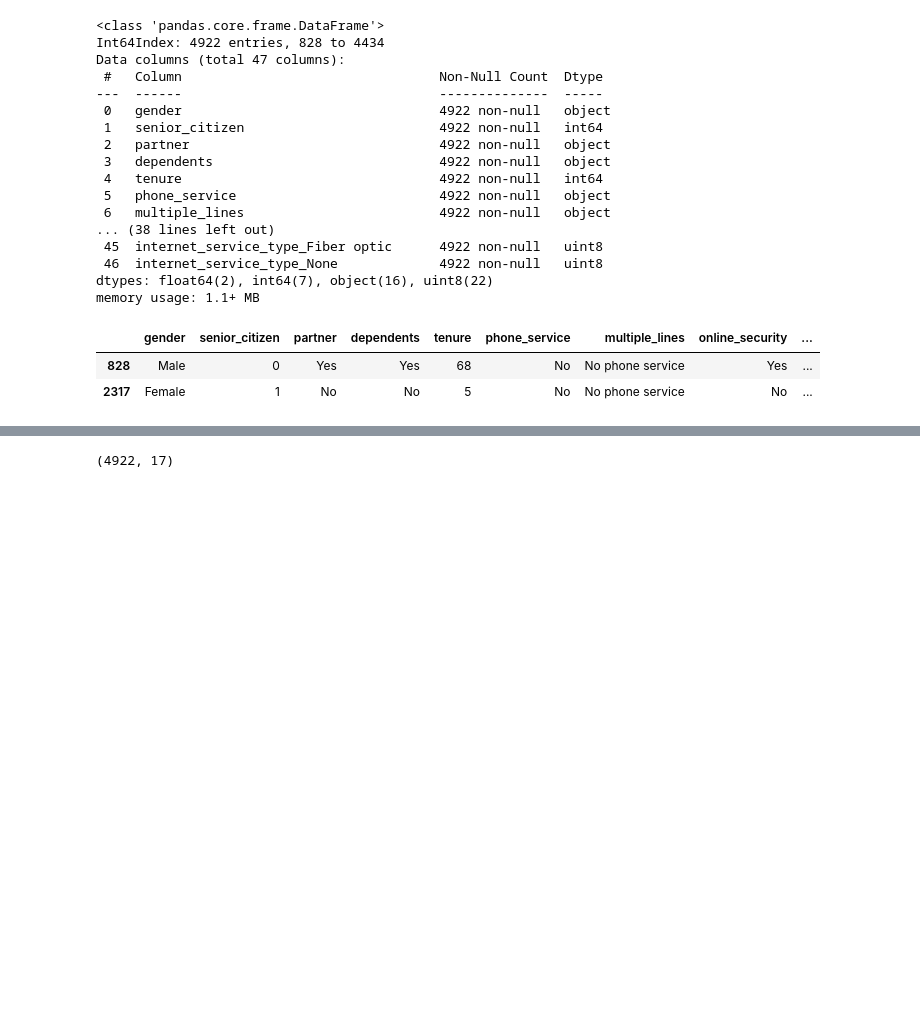
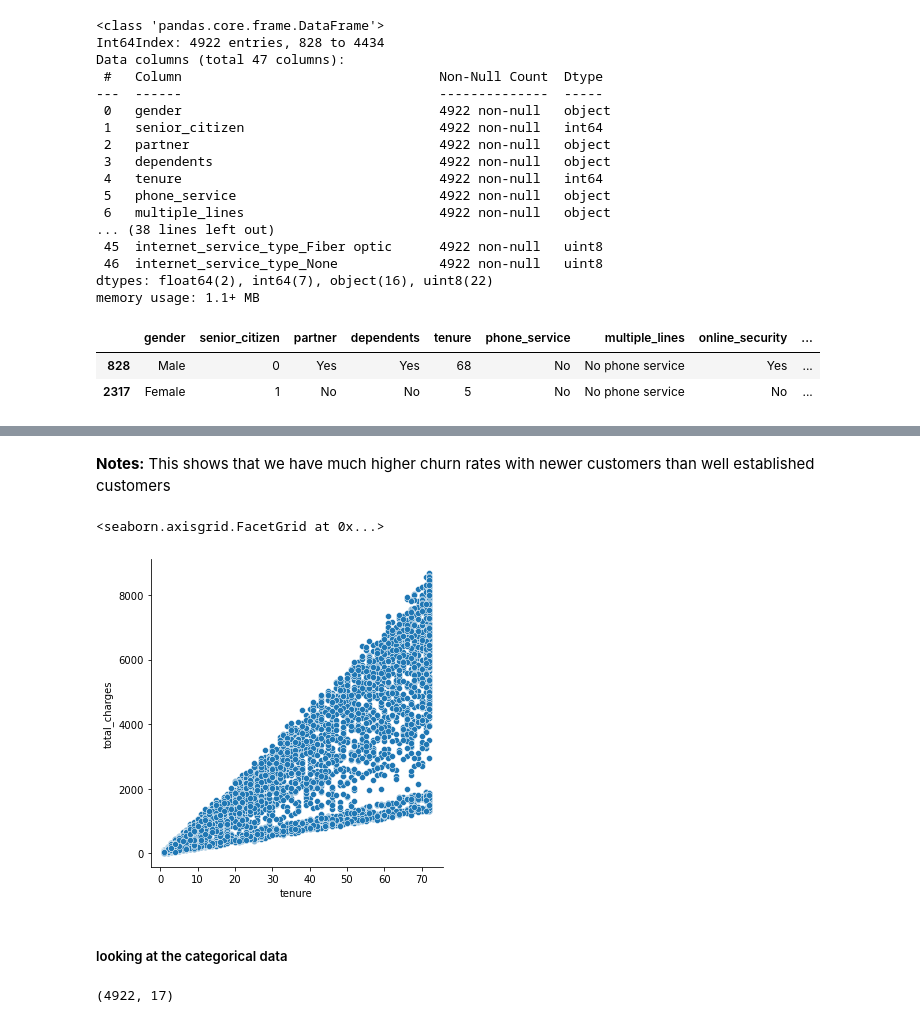
Before and after one commit to Cayt-Schlichting/example-classification-project, a Jupyter notebook: eda.ipynb, the cells around one changed output, grey strips where cells are left out. Drawn from its saved outputs; the diff is of its cells as text; code cells hidden in the pictures; blank space fills up the shorter version.

Commit message:
add multivariate charts

```diff
--- a/eda.ipynb
+++ b/eda.ipynb
@@ -140,3 +138,13 @@ sns.histplot(data=tr_eda,x='tenure',hue='churn',multiple='dodge')
+# %% [markdown]
+**Notes:** This shows that we have much higher churn rates with newer customers than well established customers
+# %%
+#quick visual check to confirm if some sort of correlation b/w tenure and total charges
+sns.relplot(data=tr_eda,x='tenure',y='total_charges')
+# %% [output]
+<seaborn.axisgrid.FacetGrid at 0x...>
+[figure, added]
+# %% [markdown]
+##### looking at the categorical data
 # %%
 tr_eda_cat = tr_eda.drop(columns=['tenure','monthly_charges','total_charges'])
 tr_eda_cat.shape
```
Also changed, not shown: parts of 38 cells of this notebook.
